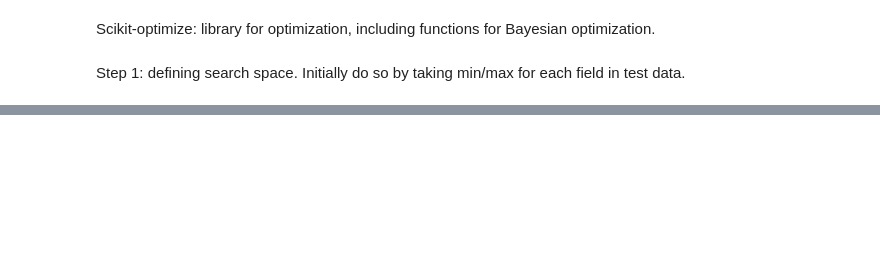
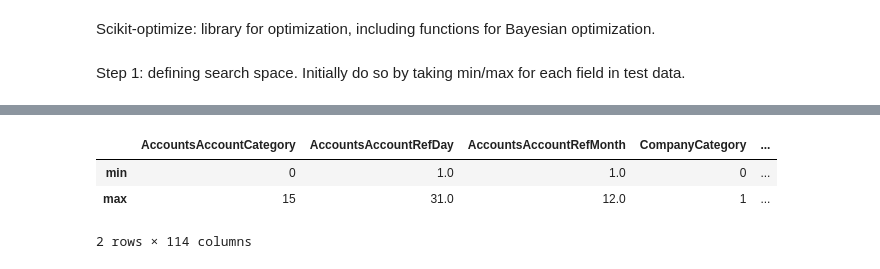
Before and after one commit to ogilg/Tradeteq-adversarial-attacks-on-credit-score, a Jupyter notebook: BayesianOptimization/BaysOptTrial.ipynb, the cells around one changed output, grey strips where cells are left out. Drawn from its saved outputs; the diff is of its cells as text; code cells hidden in the pictures; blank space fills up the shorter version.

```diff
--- a/BayesianOptimization/BaysOptTrial.ipynb
+++ b/BayesianOptimization/BaysOptTrial.ipynb
@@ -37,10 +62,17 @@ X_train['hasGNotice'] = X_train['hasGNotice'].apply(int)
 # %%
 min_max = pd.DataFrame(index=["min", "max"], columns=X_train.columns)
 
 for column in X_train.columns:
     min_max[column]["max"] = X_train[column].max(axis=0)
     min_max[column]["min"] = X_train[column].min(axis=0)
 
 
 pd.set_option("display.max_rows", 345)
+
+min_max
+# %% [output]
+|  | AccountsAccountCategory | AccountsAccountRefDay | AccountsAccountRefMonth | CompanyCategory | ... |
+| min | 0 | 1.0 | 1.0 | 0 | ... |
+| max | 15 | 31.0 | 12.0 | 1 | ... |
+2 rows × 114 columns
 # %%
```
Also changed, not shown: parts of 39 cells of this notebook, 12 other files.
